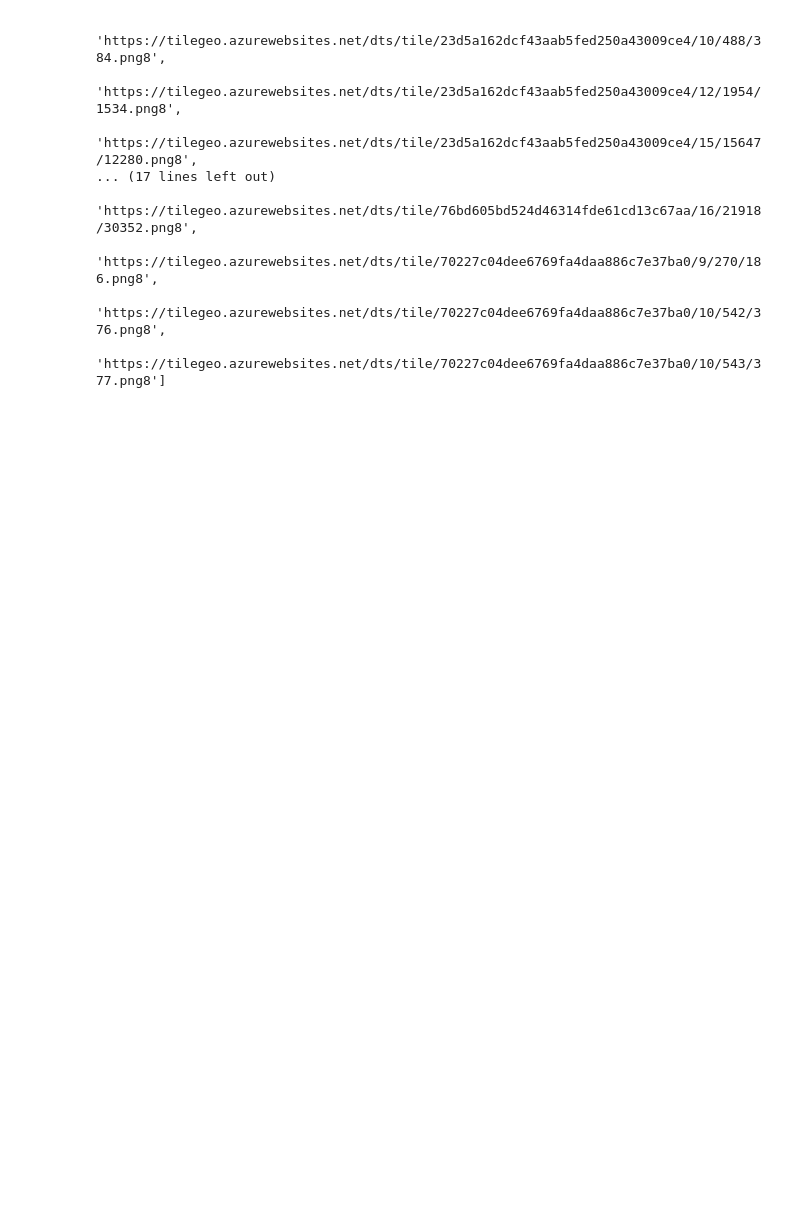
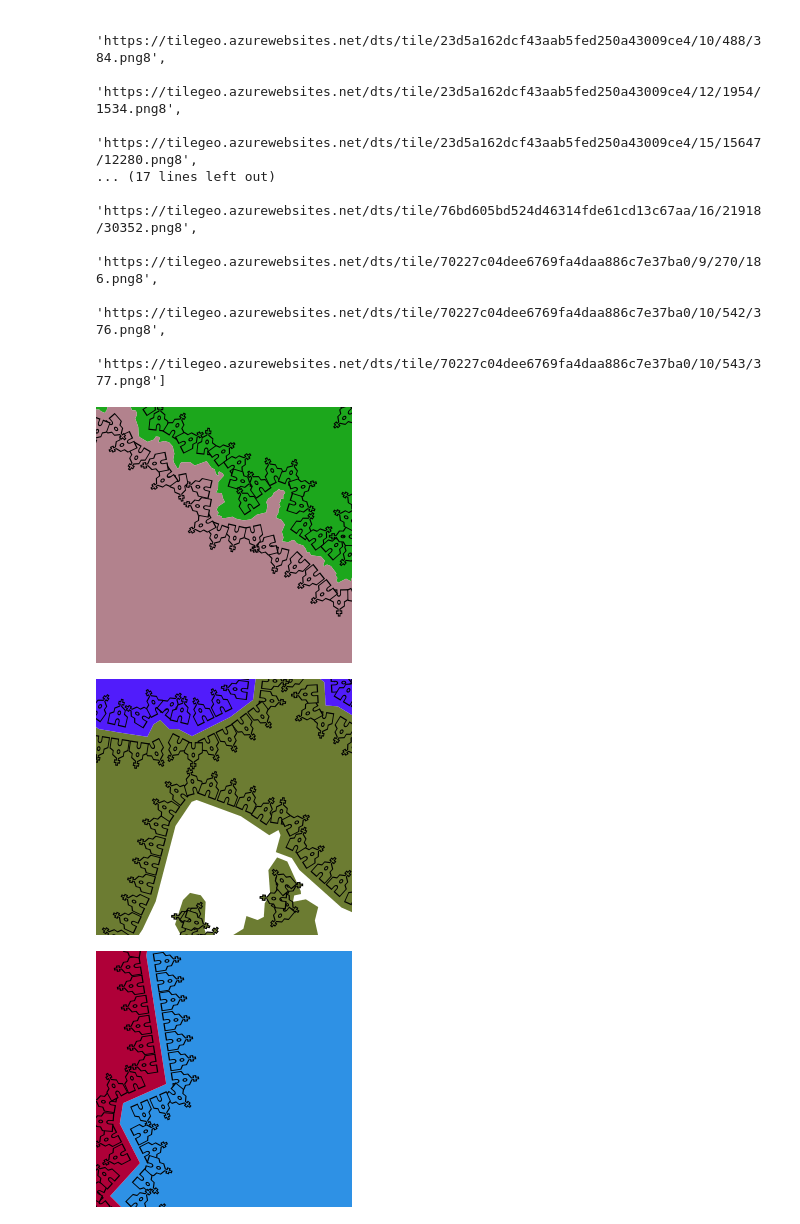
Before and after one commit to DavideDeMarchi/geolayer, a Jupyter notebook: geolayer/development/Performance.ipynb, the cells around one changed output. Saved outputs shown, nothing was run; the diff lists cells and outputs as text; code cells hidden in the pictures; blank space fills up the shorter version.

Commit message:
Added display of test tiles

```diff
--- a/geolayer/development/Performance.ipynb
+++ b/geolayer/development/Performance.ipynb
@@ -453,3 +453,14 @@ test_tiles_url
  'https://tilegeo.azurewebsites.net/dts/tile/70227c04dee6769fa4daa886c7e37ba0/9/270/186.png8',
  'https://tilegeo.azurewebsites.net/dts/tile/70227c04dee6769fa4daa886c7e37ba0/10/542/376.png8',
  'https://tilegeo.azurewebsites.net/dts/tile/70227c04dee6769fa4daa886c7e37ba0/10/543/377.png8']
+# %%
+from urllib.request import urlopen
+from PIL import Image
+
+for url in test_tiles_url:
+    img = Image.open(urlopen(url))
+    display(img)
+# %% [output]
+[figure, added]
+[figure, added]
+[figure, added]
```
